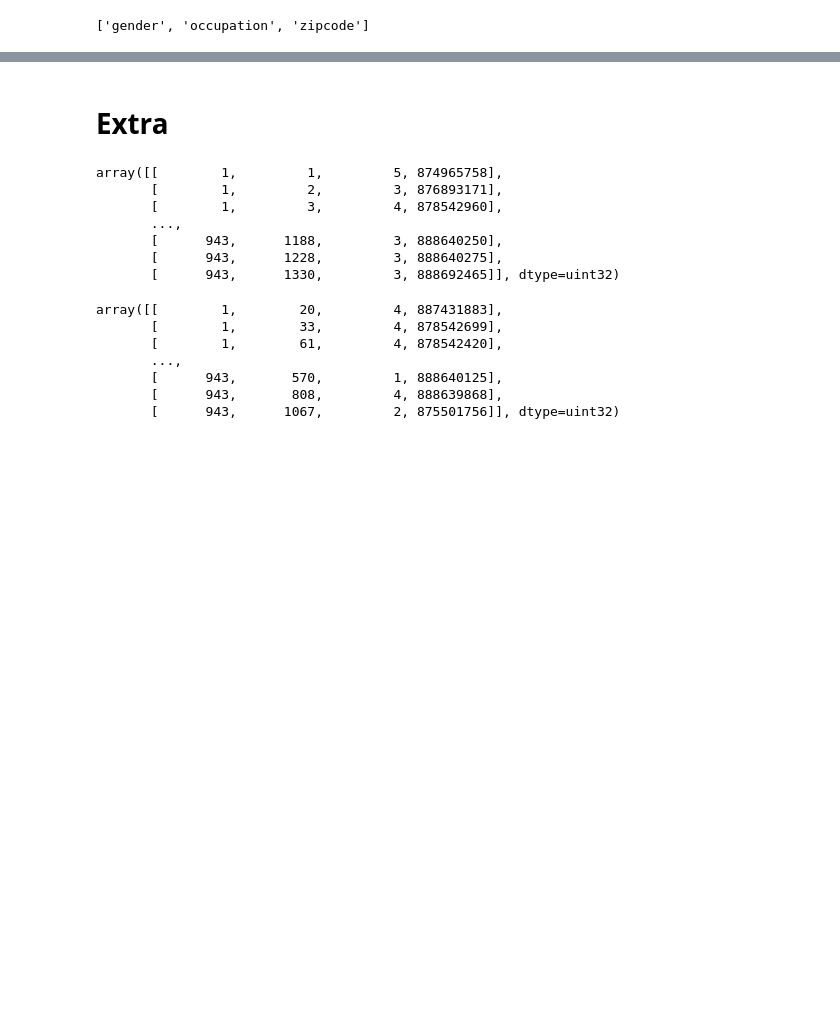
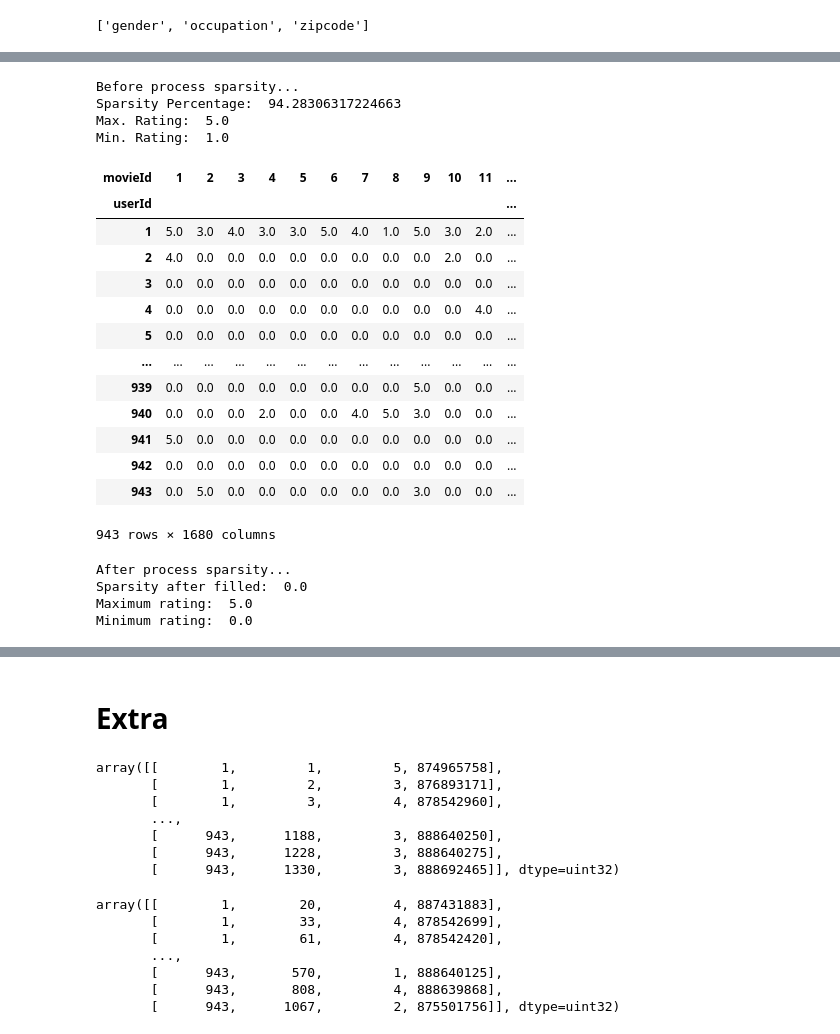
Before and after one commit to EeYeoKeat/Recommendation-System-Algorithms-in-Python, a Jupyter notebook: Movies_Recommendation/TF2_DQN_RecSys.ipynb, the cells around one changed output, grey strips where cells are left out. Cells and saved outputs as stored; diff of their text form; code cells hidden in the pictures; blank space fills up the shorter version.

```diff
--- a/Movies_Recommendation/TF2_DQN_RecSys.ipynb
+++ b/Movies_Recommendation/TF2_DQN_RecSys.ipynb
@@ -264,0 +373,54 @@ encoded_raw
+# %%
+number_NaN = data_pivoted.isna().sum()
+na_count = (len(data_pivoted)-data_pivoted.count()).sum()
+number_value = np.product(data_pivoted.shape)
+percentage_of_sparsity = (na_count / number_value) * 100
+
+print('Before process sparsity...')
+print('Sparsity Percentage: ',percentage_of_sparsity)
+
+maximum = data_pivoted.max()
+max_rating = maximum.max()
+print('Max. Rating: ',max_rating)
+
+minimum = data_pivoted.min()
+min_rating = minimum.min()
+print('Min. Rating: ',min_rating)
+
+filled_data_pivoted = data_pivoted.fillna(0)
+filled_data_pivoted
+# %% [output]
+Before process sparsity...
+Sparsity Percentage:  94.28306317224663
+Max. Rating:  5.0
+Min. Rating:  1.0
+| movieId | 1 | 2 | 3 | 4 | 5 | 6 | 7 | 8 | 9 | 10 | 11 | ... |
+| userId |  |  |  |  |  |  |  |  |  |  |  | ... |
+| 1 | 5.0 | 3.0 | 4.0 | 3.0 | 3.0 | 5.0 | 4.0 | 1.0 | 5.0 | 3.0 | 2.0 | ... |
+| 2 | 4.0 | 0.0 | 0.0 | 0.0 | 0.0 | 0.0 | 0.0 | 0.0 | 0.0 | 2.0 | 0.0 | ... |
+| 3 | 0.0 | 0.0 | 0.0 | 0.0 | 0.0 | 0.0 | 0.0 | 0.0 | 0.0 | 0.0 | 0.0 | ... |
+| 4 | 0.0 | 0.0 | 0.0 | 0.0 | 0.0 | 0.0 | 0.0 | 0.0 | 0.0 | 0.0 | 4.0 | ... |
+| 5 | 0.0 | 0.0 | 0.0 | 0.0 | 0.0 | 0.0 | 0.0 | 0.0 | 0.0 | 0.0 | 0.0 | ... |
+| ... | ... | ... | ... | ... | ... | ... | ... | ... | ... | ... | ... | ... |
+| 939 | 0.0 | 0.0 | 0.0 | 0.0 | 0.0 | 0.0 | 0.0 | 0.0 | 5.0 | 0.0 | 0.0 | ... |
+| 940 | 0.0 | 0.0 | 0.0 | 2.0 | 0.0 | 0.0 | 4.0 | 5.0 | 3.0 | 0.0 | 0.0 | ... |
+| 941 | 5.0 | 0.0 | 0.0 | 0.0 | 0.0 | 0.0 | 0.0 | 0.0 | 0.0 | 0.0 | 0.0 | ... |
+| 942 | 0.0 | 0.0 | 0.0 | 0.0 | 0.0 | 0.0 | 0.0 | 0.0 | 0.0 | 0.0 | 0.0 | ... |
+| 943 | 0.0 | 5.0 | 0.0 | 0.0 | 0.0 | 0.0 | 0.0 | 0.0 | 3.0 | 0.0 | 0.0 | ... |
+943 rows × 1680 columns
+# %%
+print('After process sparsity...')
+number_NaN = filled_data_pivoted.isna().sum()
+filled_na_count = (len(filled_data_pivoted)-filled_data_pivoted.count()).sum()
+filled_number_value = filled_data_pivoted.shape[0] * filled_data_pivoted.shape[1]
+after_filled_percentage_of_sparsity = (filled_na_count / filled_number_value) * 100
+after_filled_maximum = filled_data_pivoted.max().max()
+after_filled_minimum = filled_data_pivoted.min().min()
+print("Sparsity after filled: " ,after_filled_percentage_of_sparsity)
+print("Maximum rating: " ,after_filled_maximum )
+print("Minimum rating: " ,after_filled_minimum)
+# %% [output]
+After process sparsity...
+Sparsity after filled:  0.0
+Maximum rating:  5.0
+Minimum rating:  0.0
```
Also changed, not shown: parts of 34 cells of this notebook.
